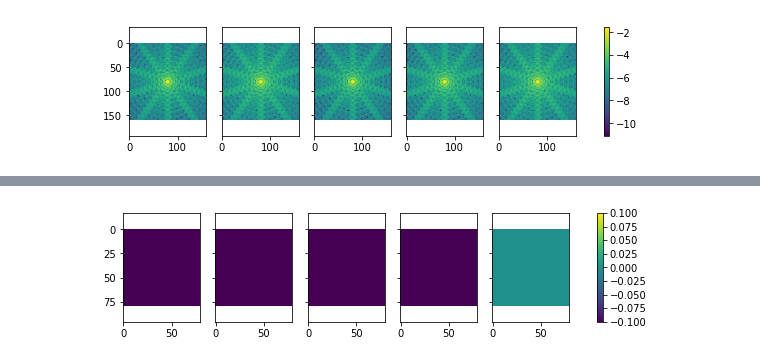
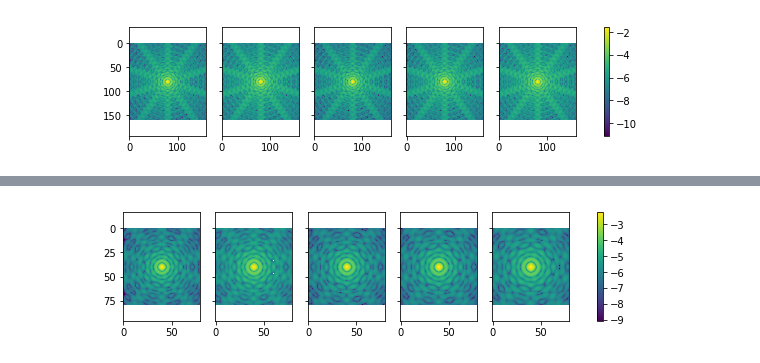
Before and after one commit to benjaminpope/toliman, a Jupyter notebook: image_modelling/toliman PROPER conic RC multi.ipynb, the cells around one changed output, grey strips where cells are left out. Drawn from its saved outputs; the diff is of its cells as text; code cells hidden in the pictures.

```diff
--- a/image_modelling/toliman PROPER conic RC multi.ipynb
+++ b/image_modelling/toliman PROPER conic RC multi.ipynb
@@ -180,5 +169,6 @@ psf = np.sum(psfs, axis=0)
-# %%
-plot_psfs(psfs**2, logscale=False)
-# %% [output]
-[figure, removed]
+# %%
+# How do the rescaled per-wavelength plots look now?
+plot_psfs(psfs, gridsize = 1024, sz = 40,logscale=True)
+# %% [output]
+[figure, added]
 # %%
```
Also changed, not shown: parts of 7 cells of this notebook.
